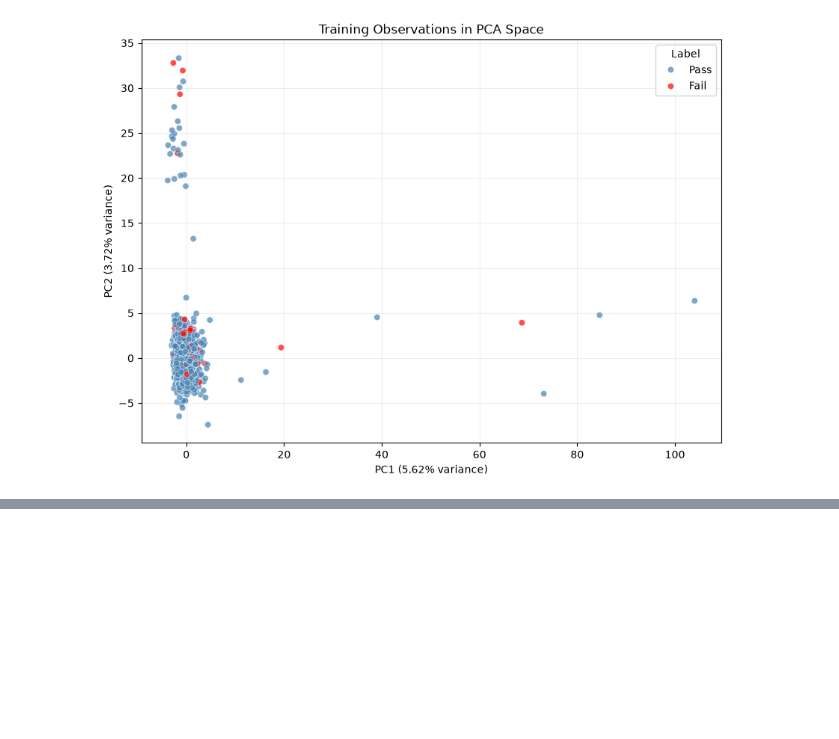
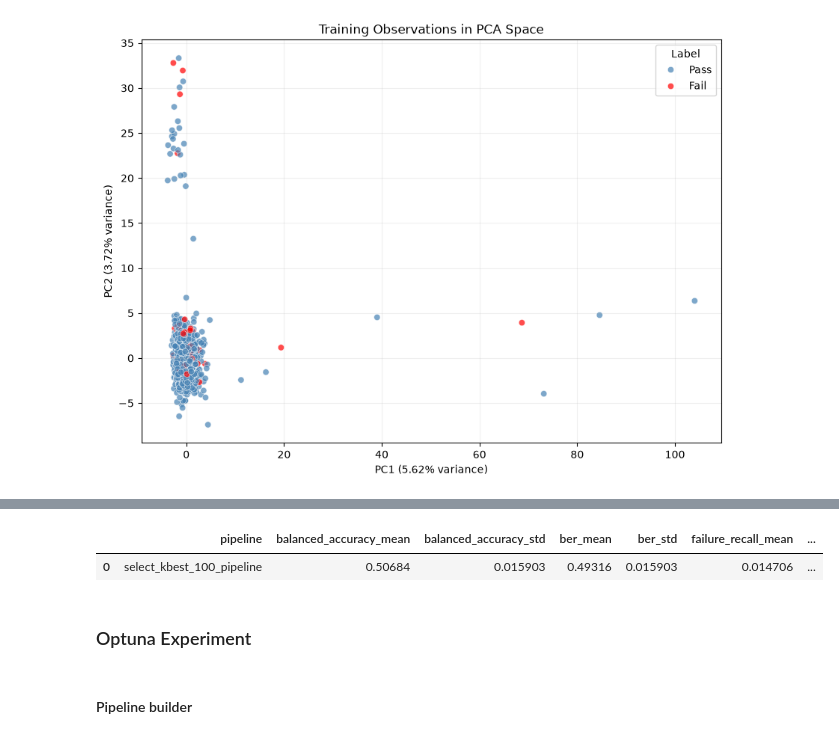
Before and after one commit to DRPproton/semiconductor-projects-tda, a Jupyter notebook: Project-1_SECOM/notebooks/notebook.ipynb, the cells around one changed output, grey strips where cells are left out. Saved outputs shown, nothing was run; the diff lists cells and outputs as text; code cells hidden in the pictures; blank space fills up the shorter version.

Commit message:
Some exepriments ran, getting ready to run optuna experiments. Documentation added for phase 6 and 7

```diff
--- a/Project-1_SECOM/notebooks/notebook.ipynb
+++ b/Project-1_SECOM/notebooks/notebook.ipynb
@@ -1387,0 +1547,17 @@ plt.show()
+# %%
+from sklearn.feature_selection import SelectKBest, f_classif
+
+select_kbest_100_pipeline = create_pipeline(
+    threshold=0.80,
+    use_correlation=False,
+    imputer=SimpleImputer(strategy="median"),
+    selector=SelectKBest(
+        score_func=f_classif,
+        k=100,
+    ),
+    scaler=StandardScaler(),
+    reducer=None,
+    classifier=rf
+)
+# %%
+select_kbest_100_pipeline.fit(X_train, y_train)
@@ -1387,0 +1575,18 @@ plt.show()
+# %%
+select_kbest_100_pipeline_cv_summary, select_kbest_100_pipeline_2_cv_scores = evaluate_pipeline_cv(
+    pipeline=select_kbest_100_pipeline,
+    X=X_train,
+    y=y_train,
+    pipeline_name="select_kbest_100_pipeline",
+    n_splits=5,
+    n_repeats=5,
+    random_state=42,
+    n_jobs=-1,
+)
+# %%
+select_kbest_100_pipeline_cv_summary
+# %% [output]
+|  | pipeline | balanced_accuracy_mean | balanced_accuracy_std | ber_mean | ber_std | failure_recall_mean | ... |
+| 0 | select_kbest_100_pipeline | 0.50684 | 0.015903 | 0.49316 | 0.015903 | 0.014706 | ... |
+# %% [markdown]
+### Optuna Experiment
@@ -1387,0 +1599,2 @@ plt.show()
+# %% [markdown]
+#### Pipeline builder
```
Also changed, not shown: parts of 32 cells of this notebook, 4 other files.
